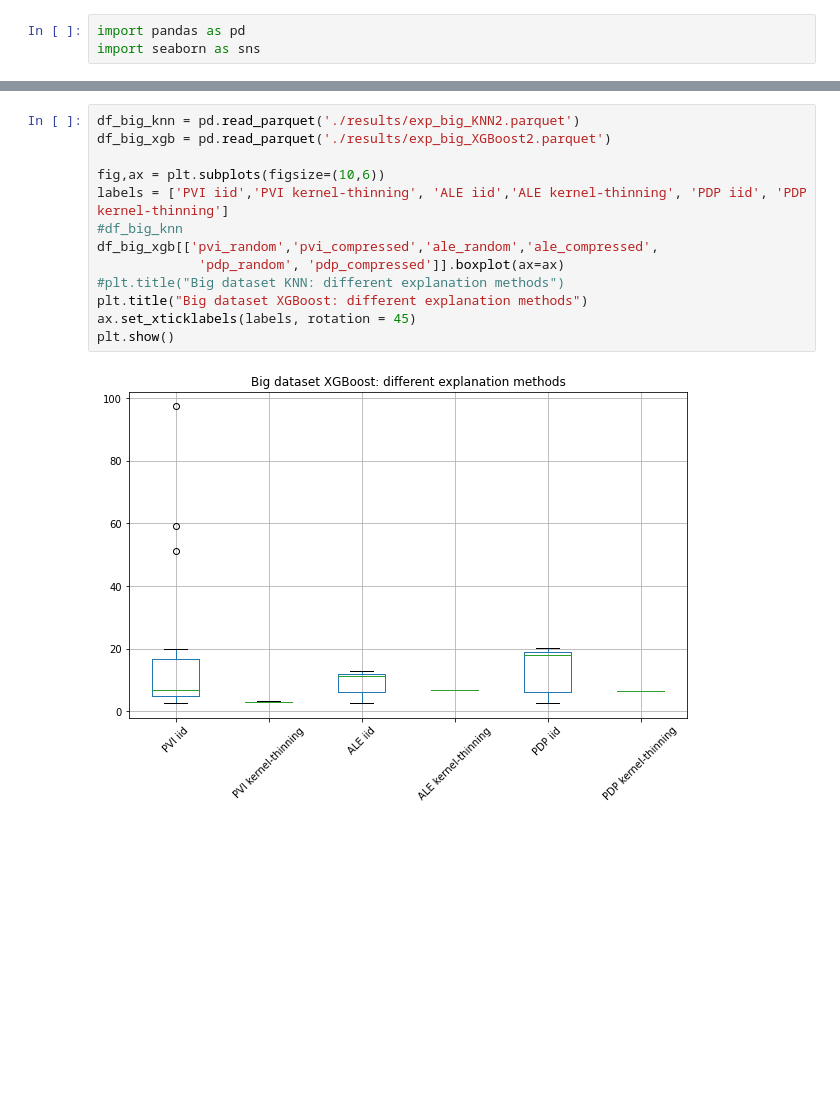
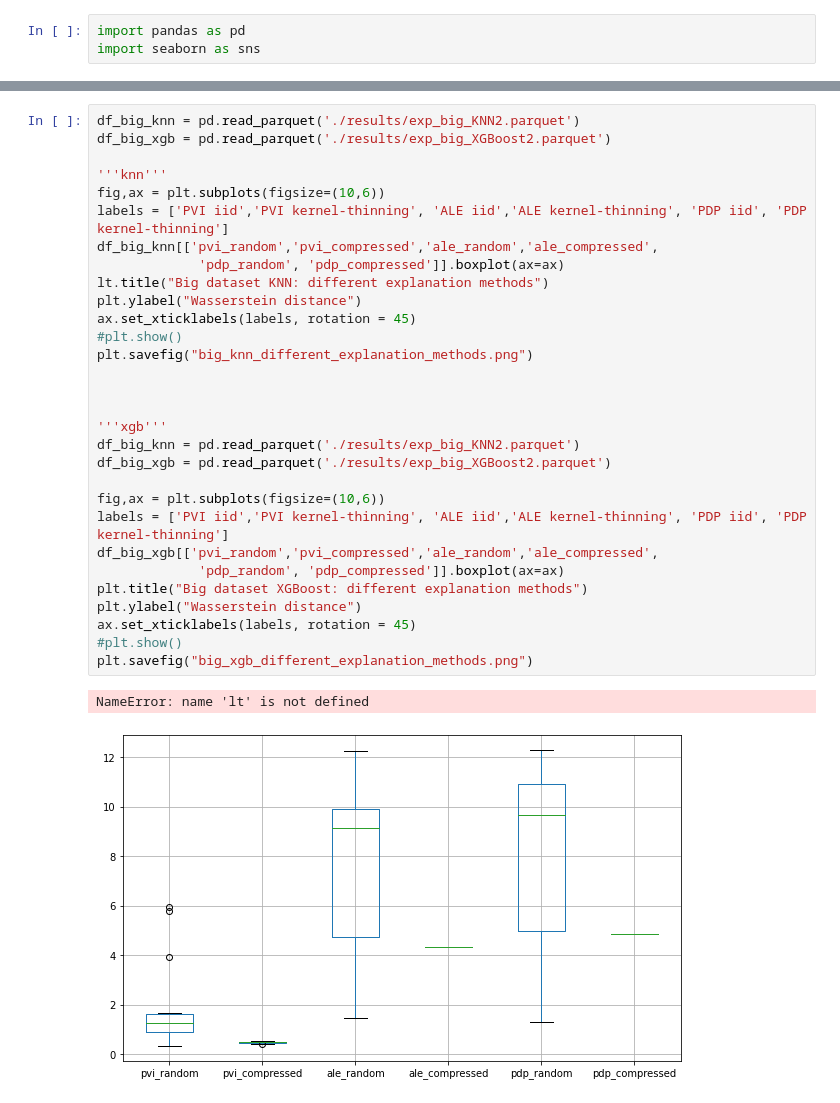
Before and after one commit to biesiadm/data_compression_xai, a Jupyter notebook: explanation-compression-main/ser_statistics.ipynb, the cells around one changed output, grey strips where cells are left out. Cells and saved outputs as stored; diff of their text form; blank space fills up the shorter version.

Commit message:
Code for plots and images

```diff
--- a/explanation-compression-main/ser_statistics.ipynb
+++ b/explanation-compression-main/ser_statistics.ipynb
@@ -140,15 +169,33 @@ plt.show()
 # %%
+df_big_knn = pd.read_parquet('./results/exp_big_KNN2.parquet')
+df_big_xgb = pd.read_parquet('./results/exp_big_XGBoost2.parquet')
+
+'''knn'''
+fig,ax = plt.subplots(figsize=(10,6))
+labels = ['PVI iid','PVI kernel-thinning', 'ALE iid','ALE kernel-thinning', 'PDP iid', 'PDP kernel-thinning']
+df_big_knn[['pvi_random','pvi_compressed','ale_random','ale_compressed',
+             'pdp_random', 'pdp_compressed']].boxplot(ax=ax)
+lt.title("Big dataset KNN: different explanation methods")
+plt.ylabel("Wasserstein distance")
+ax.set_xticklabels(labels, rotation = 45)
+#plt.show()
+plt.savefig("big_knn_different_explanation_methods.png")
+
+
+
+'''xgb'''
 df_big_knn = pd.read_parquet('./results/exp_big_KNN2.parquet')
 df_big_xgb = pd.read_parquet('./results/exp_big_XGBoost2.parquet')
 
 fig,ax = plt.subplots(figsize=(10,6))
 labels = ['PVI iid','PVI kernel-thinning', 'ALE iid','ALE kernel-thinning', 'PDP iid', 'PDP kernel-thinning']
-#df_big_knn
 df_big_xgb[['pvi_random','pvi_compressed','ale_random','ale_compressed',
              'pdp_random', 'pdp_compressed']].boxplot(ax=ax)
-#plt.title("Big dataset KNN: different explanation methods")
 plt.title("Big dataset XGBoost: different explanation methods")
+plt.ylabel("Wasserstein distance")
 ax.set_xticklabels(labels, rotation = 45)
-plt.show()
+#plt.show()
+plt.savefig("big_xgb_different_explanation_methods.png")
 # %% [output]
+NameError: name 'lt' is not defined
-[figure, old version]
+[figure, new version]
```
Also changed, not shown: parts of 7 cells of this notebook, 10 other files.
